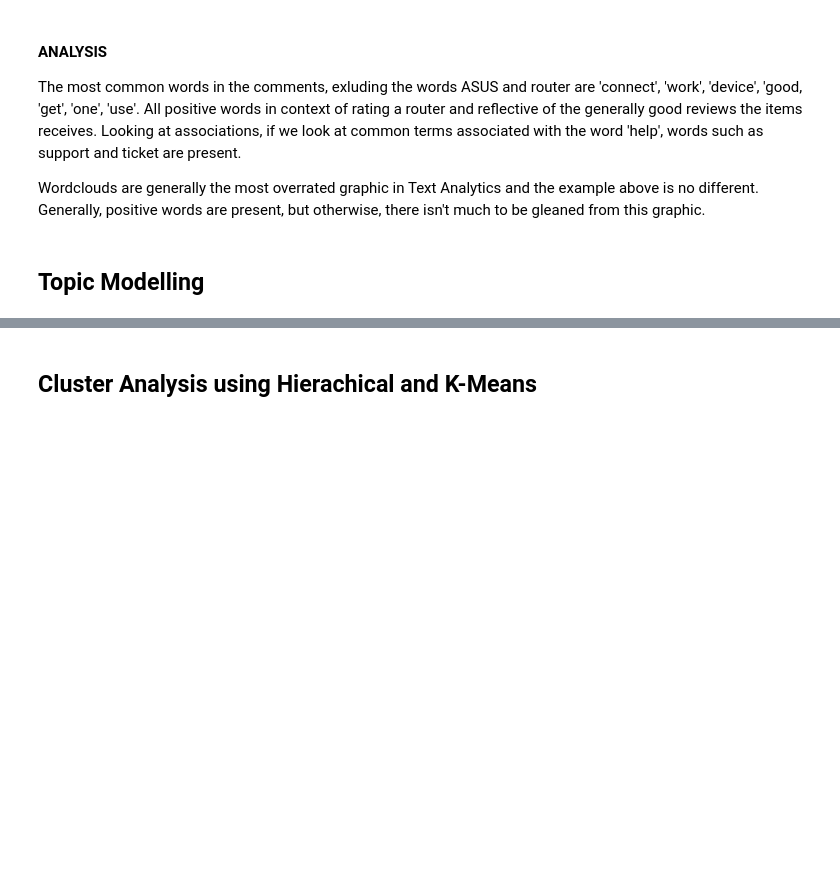
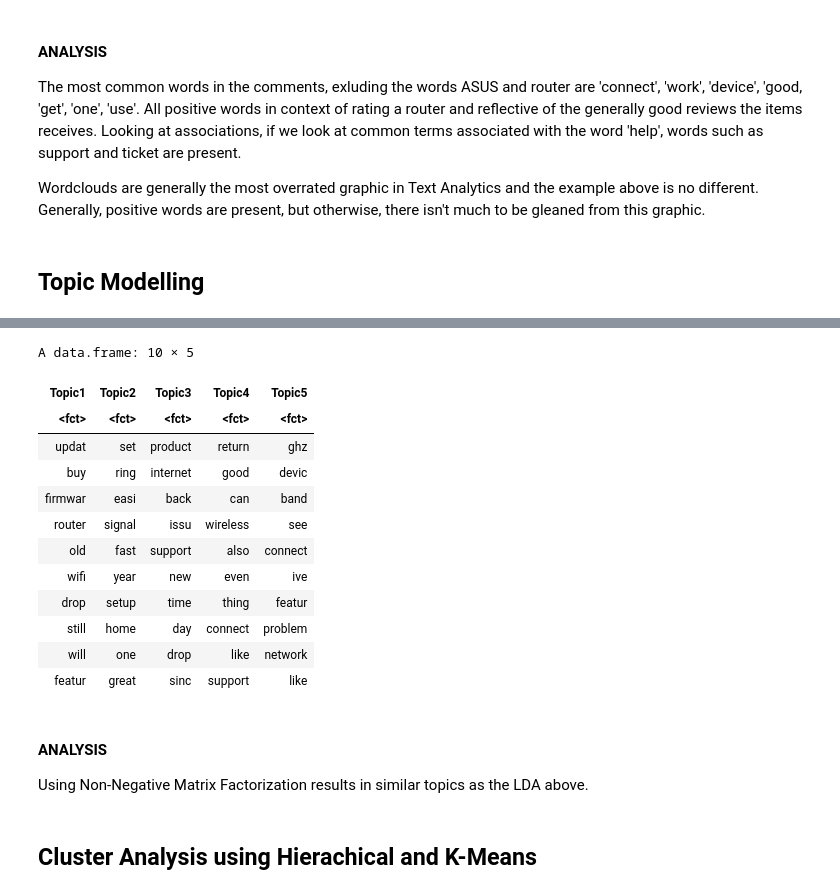
Before and after one commit to acportfolio/acportfolio, a Jupyter notebook: Text_Analytics_Topic_Modelling_Sentiment_Amazon_Comments_-_R.ipynb, the cells around one changed output, grey strips where cells are left out. Saved outputs shown, nothing was run; the diff lists cells and outputs as text; code cells hidden in the pictures; blank space fills up the shorter version.

```diff
--- a/Text_Analytics_Topic_Modelling_Sentiment_Amazon_Comments_-_R.ipynb
+++ b/Text_Analytics_Topic_Modelling_Sentiment_Amazon_Comments_-_R.ipynb
@@ -331,3 +336,42 @@ Running Latent Dirichlet Allocation (LDA) on the corpus extracts topics and asso
+# %%
+#Topic Modelling using non-negative matrix factorization TD-IDF weights
+
+my_TMnmf <- nmf(as.matrix(weightTfIdf((smyTdm[,1:100]))), 5)
+W <- basis(my_TMnmf)
+H <- coef(my_TMnmf)
+# %%
+colnames(W) <- c("Topic1",
+    "Topic2", "Topic3",
+    "Topic4", "Topic5")
+
+W <- as.data.frame(W)
+W$terms <-rownames(W)
+# %%
+Topic1 <- W[with(W, order(-Topic1)),]$terms[1:10]
+Topic2 <- W[with(W, order(-Topic2)),]$terms[1:10]
+Topic3 <- W[with(W, order(-Topic3)),]$terms[1:10]
+Topic4 <- W[with(W, order(-Topic4)),]$terms[1:10]
+Topic5 <- W[with(W, order(-Topic5)),]$terms[1:10]
+
+MNFTermsdd <- as.data.frame(cbind(Topic1, Topic2, Topic3, Topic4, Topic5))
+MNFTermsdd
+# %% [output]
+A data.frame: 10 × 5
+| Topic1 | Topic2 | Topic3 | Topic4 | Topic5 |
+| <fct> | <fct> | <fct> | <fct> | <fct> |
+| updat | set | product | return | ghz |
+| buy | ring | internet | good | devic |
+| firmwar | easi | back | can | band |
+| router | signal | issu | wireless | see |
+| old | fast | support | also | connect |
+| wifi | year | new | even | ive |
+| drop | setup | time | thing | featur |
+| still | home | day | connect | problem |
+| will | one | drop | like | network |
+| featur | great | sinc | support | like |
+# %% [markdown]
+#### ANALYSIS
+Using Non-Negative Matrix Factorization results in similar topics as the LDA above.
 # %% [markdown]
 ## Cluster Analysis using Hierachical and K-Means
 # %%
```
Also changed, not shown: parts of 4 cells of this notebook.
